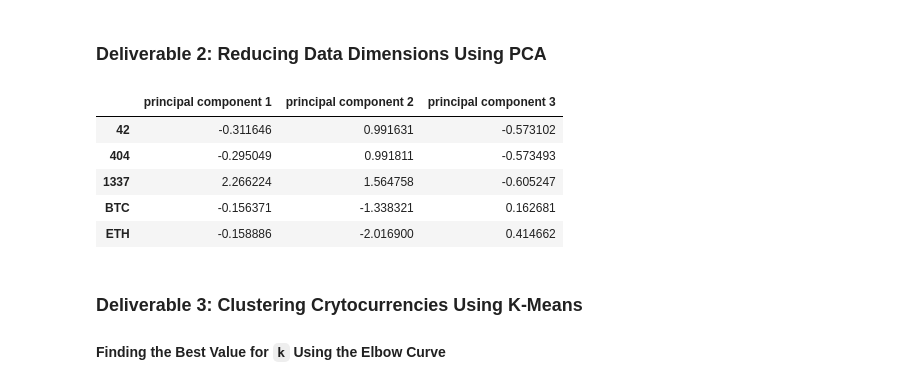
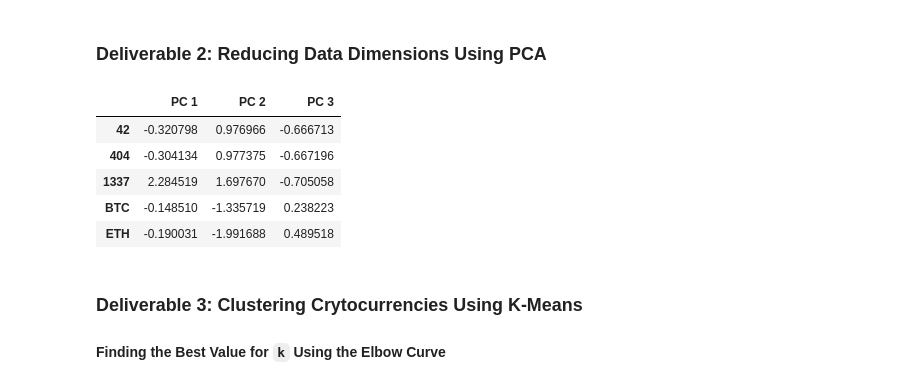
Before and after one commit to hishamdewan/Cryptocurrencies, a Jupyter notebook: crypto_clustering.ipynb, the cells around one changed output. Saved outputs shown, nothing was run; the diff lists cells and outputs as text; code cells hidden in the pictures.

```diff
--- a/crypto_clustering.ipynb
+++ b/crypto_clustering.ipynb
@@ -215,17 +215,17 @@ crypto_pca = pca.fit_transform(crypto_scaled)
 # %%
 # Create a DataFrame with the three principal components.
 pcs_df = pd.DataFrame(
-    data=crypto_pca, columns=["principal component 1", "principal component 2", "principal component 3"]
+    data=crypto_pca, columns=["PC 1", "PC 2", "PC 3"]
 )
 pcs_df.index = crypto_df.index
 pcs_df.head()
 # %% [output]
-|  | principal component 1 | principal component 2 | principal component 3 |
-| 42 | -0.311646 | 0.991631 | -0.573102 |
-| 404 | -0.295049 | 0.991811 | -0.573493 |
-| 1337 | 2.266224 | 1.564758 | -0.605247 |
-| BTC | -0.156371 | -1.338321 | 0.162681 |
-| ETH | -0.158886 | -2.016900 | 0.414662 |
+|  | PC 1 | PC 2 | PC 3 |
+| 42 | -0.320798 | 0.976966 | -0.666713 |
+| 404 | -0.304134 | 0.977375 | -0.667196 |
+| 1337 | 2.284519 | 1.697670 | -0.705058 |
+| BTC | -0.148510 | -1.335719 | 0.238223 |
+| ETH | -0.190031 | -1.991688 | 0.489518 |
 # %% [markdown]
 ### Deliverable 3: Clustering Crytocurrencies Using K-Means
 
```
Also changed, not shown: parts of 12 cells of this notebook, 2 other files.
